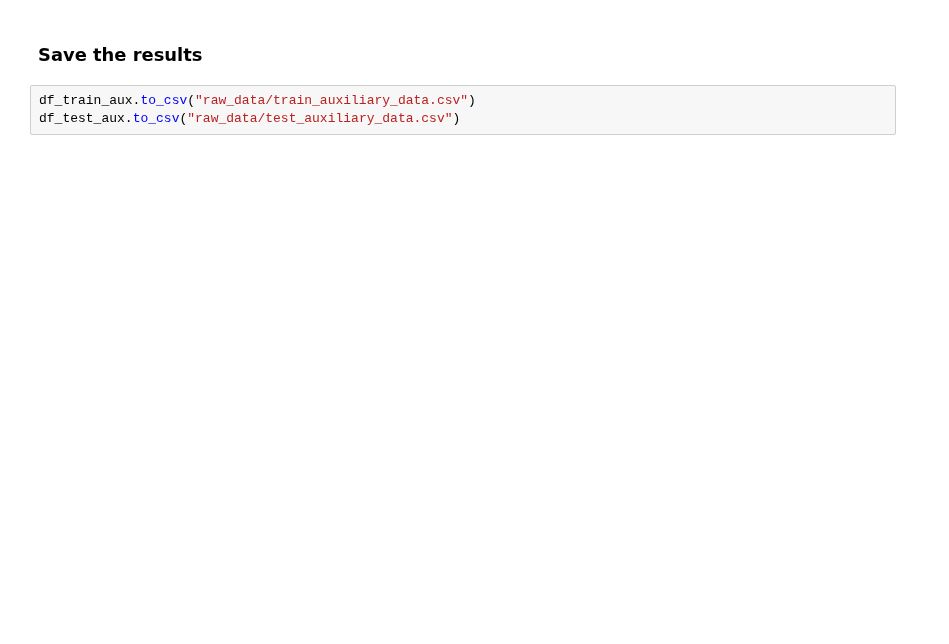
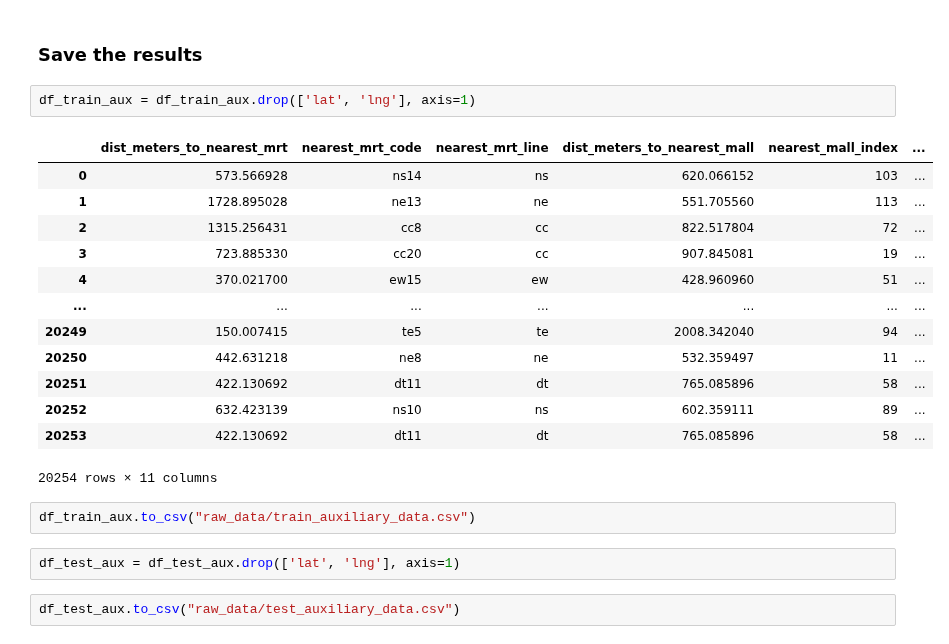
Before and after one commit to Joanna-Khek/CS5228_TeamMaverick, a Jupyter notebook: Auxiliary Data Engineering.ipynb, the cells around one changed output. Cells and saved outputs as stored; diff of their text form; blank space fills up the shorter version.

```diff
--- a/Auxiliary Data Engineering.ipynb
+++ b/Auxiliary Data Engineering.ipynb
@@ -134,5 +155,24 @@ df_test_aux
 # %% [markdown]
 ### Save the results
+# %%
+df_train_aux = df_train_aux.drop(['lat', 'lng'], axis=1)
+# %% [output]
+|  | dist_meters_to_nearest_mrt | nearest_mrt_code | nearest_mrt_line | dist_meters_to_nearest_mall | nearest_mall_index | ... |
+| 0 | 573.566928 | ns14 | ns | 620.066152 | 103 | ... |
+| 1 | 1728.895028 | ne13 | ne | 551.705560 | 113 | ... |
+| 2 | 1315.256431 | cc8 | cc | 822.517804 | 72 | ... |
+| 3 | 723.885330 | cc20 | cc | 907.845081 | 19 | ... |
+| 4 | 370.021700 | ew15 | ew | 428.960960 | 51 | ... |
+| ... | ... | ... | ... | ... | ... | ... |
+| 20249 | 150.007415 | te5 | te | 2008.342040 | 94 | ... |
+| 20250 | 442.631218 | ne8 | ne | 532.359497 | 11 | ... |
+| 20251 | 422.130692 | dt11 | dt | 765.085896 | 58 | ... |
+| 20252 | 632.423139 | ns10 | ns | 602.359111 | 89 | ... |
+| 20253 | 422.130692 | dt11 | dt | 765.085896 | 58 | ... |
+20254 rows × 11 columns
 # %%
 df_train_aux.to_csv("raw_data/train_auxiliary_data.csv")
-df_test_aux.to_csv("raw_data/test_auxiliary_data.csv")
+# %%
+df_test_aux = df_test_aux.drop(['lat', 'lng'], axis=1)
+# %%
+df_test_aux.to_csv("raw_data/test_auxiliary_data.csv")
```
Also changed, not shown: parts of 6 cells of this notebook, 2 other files.
